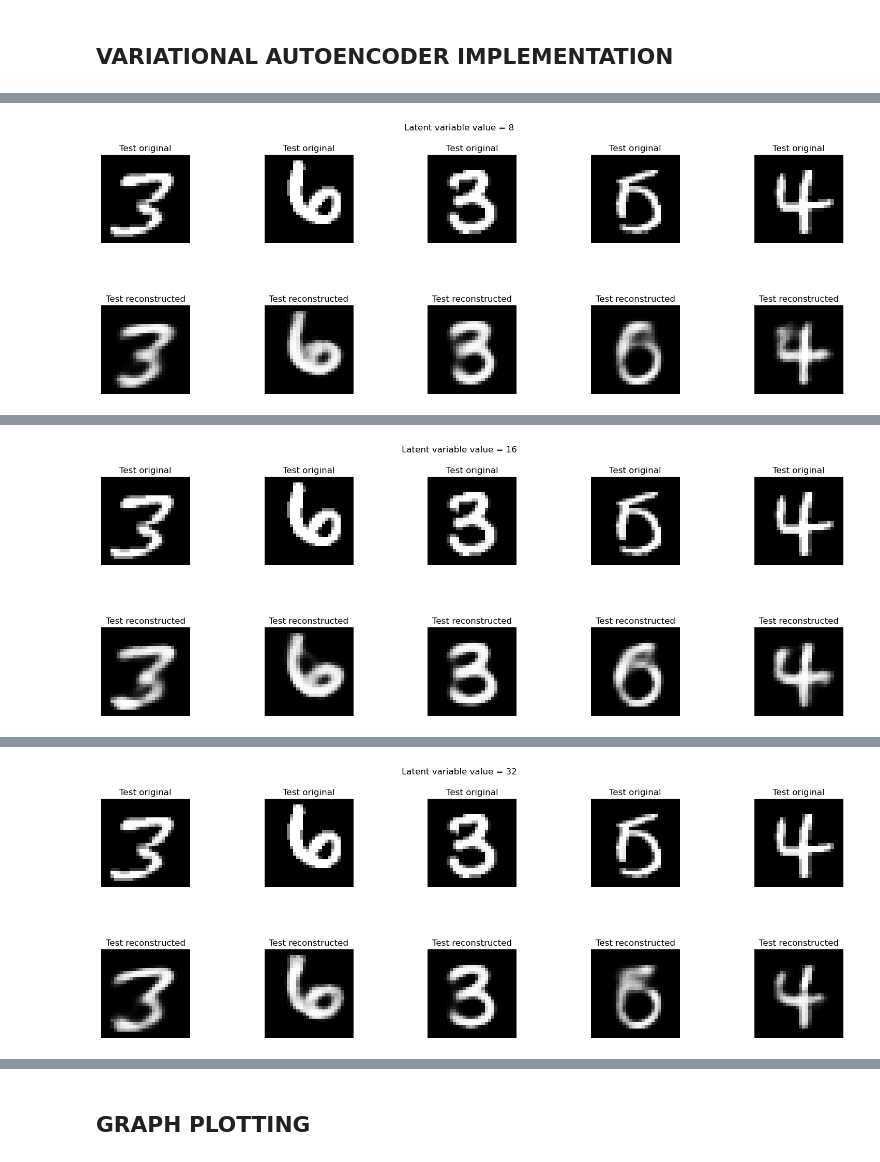
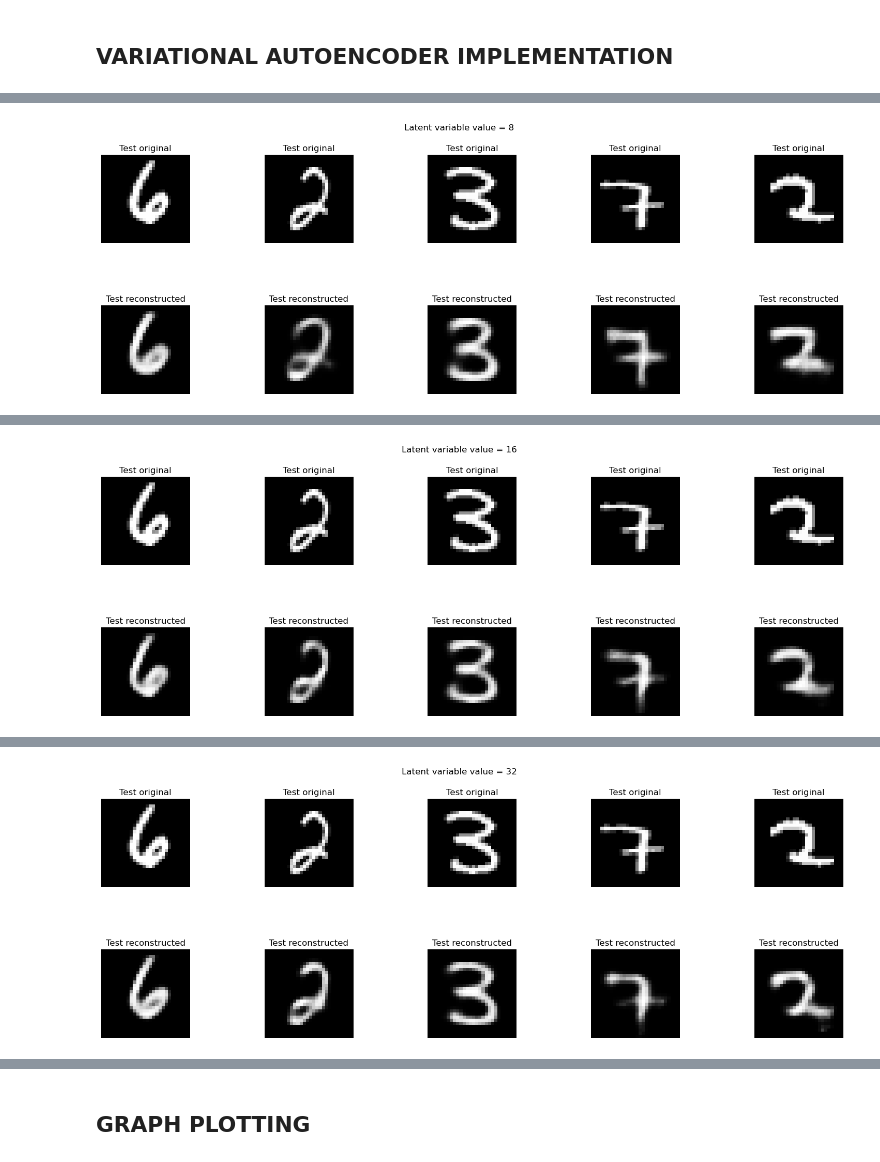
Before and after one commit to NikhilDhanaraj/imageReconstruction, a Jupyter notebook: imageReconstruction.ipynb, the cells around one changed output, grey strips where cells are left out. Drawn from its saved outputs; the diff is of its cells as text; code cells hidden in the pictures.

Commit message:
maintain uniformity in images

```diff
--- a/imageReconstruction.ipynb
+++ b/imageReconstruction.ipynb
@@ -302,7 +302,7 @@ for latentDimensionValue in latentDimensions:
     plt.figure(figsize=(20,6))
     plt.suptitle(f"Latent variable value = {latentDimensionValue}")
 
-    for i, idx in enumerate(randomImages):
+    for i, idx in enumerate(selectedImages):
         plt.subplot(2, 5, i + 1)
         plt.imshow(testImages[idx], cmap='gray')
         plt.title(f"Test original")
@@ -374,2 +374,2 @@ MSE for latent dimension 8 is: 0.017893600463538276
-[figure, old version]
+[figure, new version]
 Epoch 1/10
@@ -392,2 +392,2 @@ MSE for latent dimension 16 is: 0.01253843492938174
-[figure, old version]
+[figure, new version]
 Epoch 1/10
@@ -410,2 +410,2 @@ MSE for latent dimension 32 is: 0.012190815277967797
-[figure, old version]
+[figure, new version]
 Epoch 1/10
```
Also changed, not shown: parts of 2 cells of this notebook.
